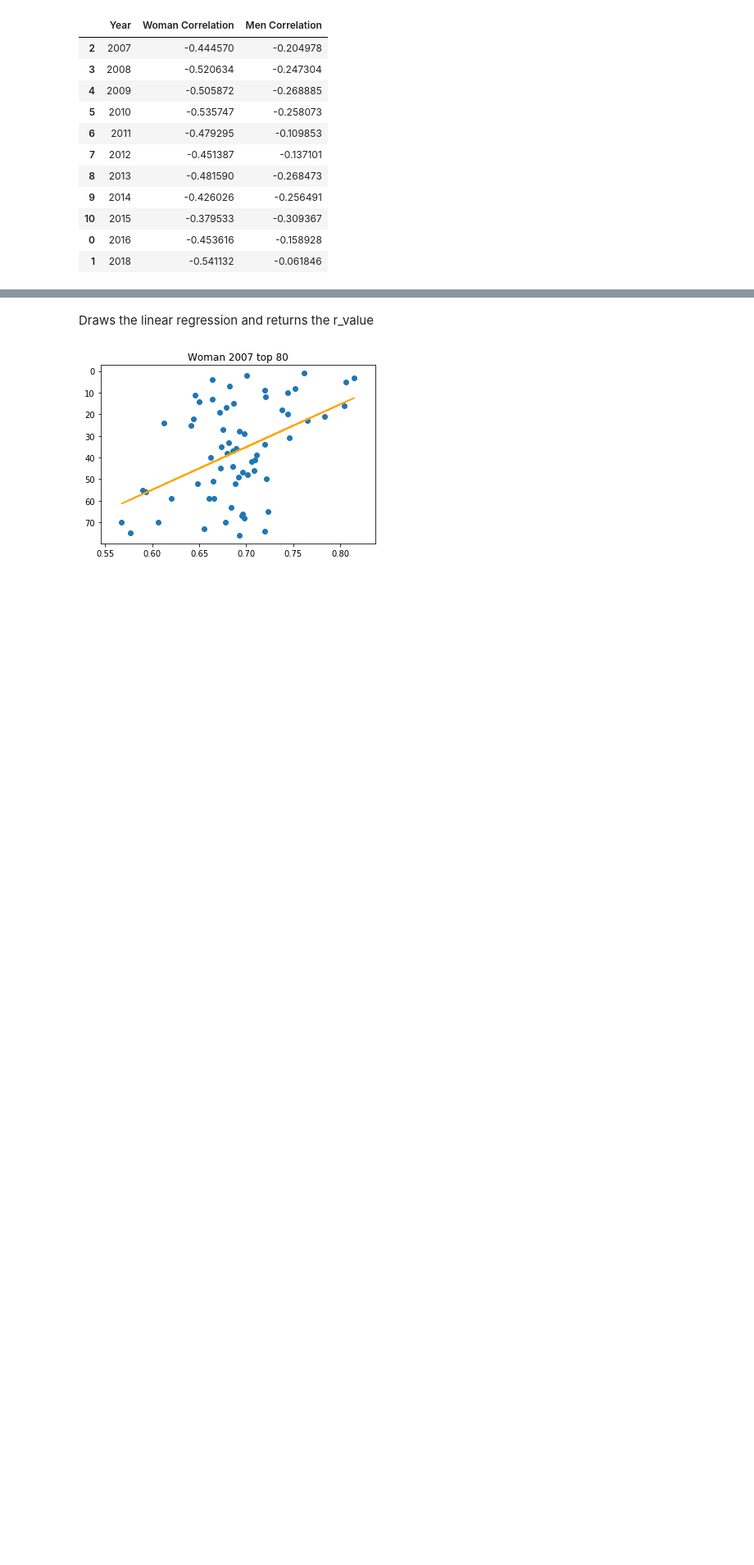
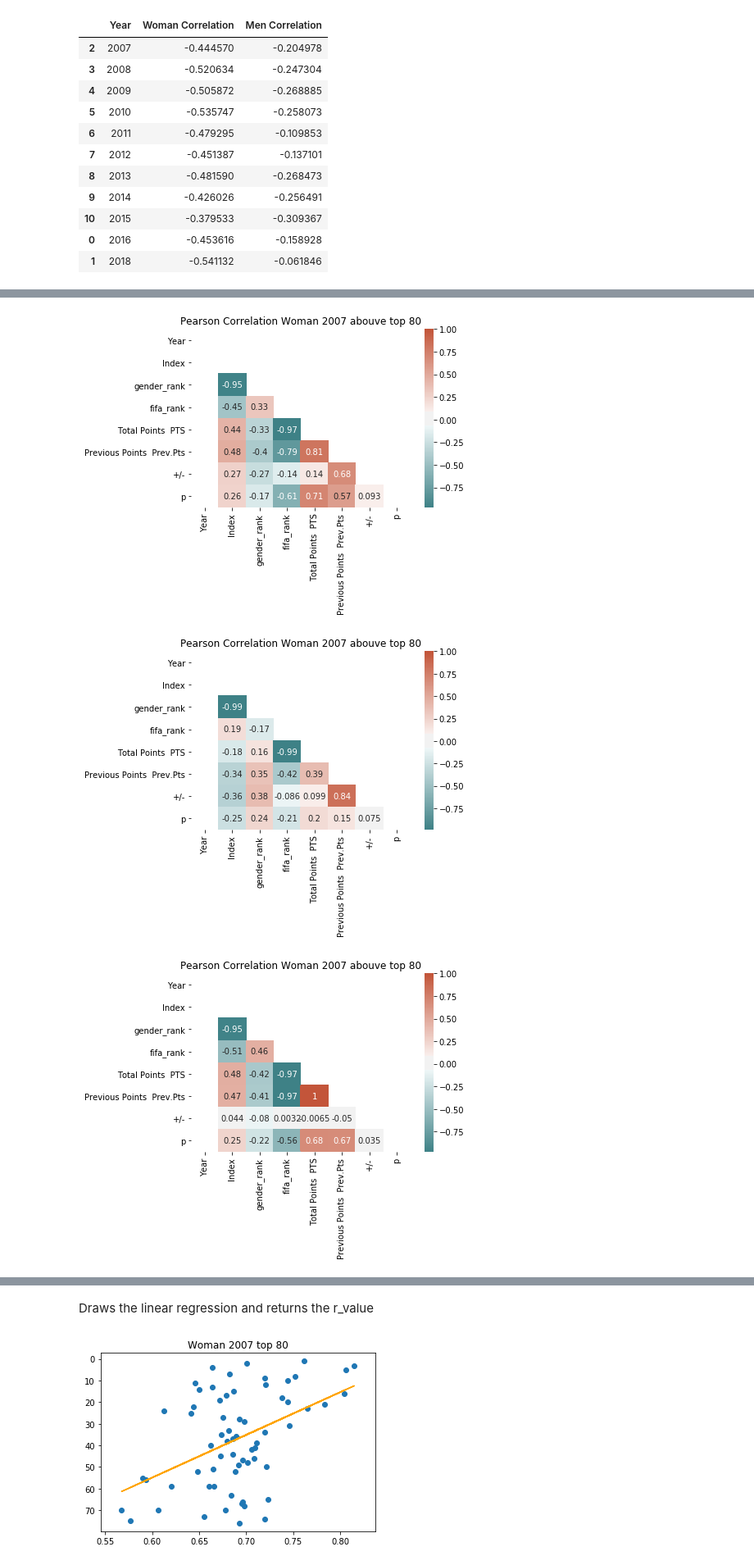
Before and after one commit to soniameller/equality-worldcup, a Jupyter notebook: proyect_analysis.ipynb, the cells around one changed output, grey strips where cells are left out. Shown at 82% size. Cells and saved outputs as stored; diff of their text form; code cells hidden in the pictures; blank space fills up the shorter version.

```diff
--- a/proyect_analysis.ipynb
+++ b/proyect_analysis.ipynb
@@ -228,0 +488,20 @@ pd.DataFrame(data,columns = ['Year','Woman Correlation','Men Correlation']).sort
+# %%
+men_top_80_countries = list(set(male[male['fifa_rank']<80]['Country Name_x']))
+female_by_men_top_80 = female[female['Country Name_x'].isin(men_top_80_countries)]
+
+
+correlation_filtered(female_by_men_top_80[female_by_men_top_80['fifa_rank'] < 80],2007, 'Woman 2007 abouve top 80')
+correlation_filtered(female_by_men_top_80[female_by_men_top_80['fifa_rank'] >= 80],2007, 'Woman 2007 abouve top 80')
+
+correlation_filtered(female_by_men_top_80[female_by_men_top_80['fifa_rank'] < 80],2008, 'Woman 2007 abouve top 80')
+correlation_filtered(female_by_men_top_80[female_by_men_top_80['fifa_rank'] >= 80],2008, 'Woman 2007 abouve top 80')
+
+correlation_filtered(female_by_men_top_80[female_by_men_top_80['fifa_rank'] < 80],2009, 'Woman 2007 abouve top 80')
+correlation_filtered(female_by_men_top_80[female_by_men_top_80['fifa_rank'] >= 80],2009, 'Woman 2007 abouve top 80')
+
+correlation_filtered(female_by_men_top_80[female_by_men_top_80['fifa_rank'] < 80],2010, 'Woman 2007 abouve top 80')
+correlation_filtered(female_by_men_top_80[female_by_men_top_80['fifa_rank'] >= 80],2010, 'Woman 2007 abouve top 80')
+# %% [output]
+[figure, added]
+[figure, added]
+[figure, added]
```
Also changed, not shown: parts of 65 cells of this notebook, 8 other files.
